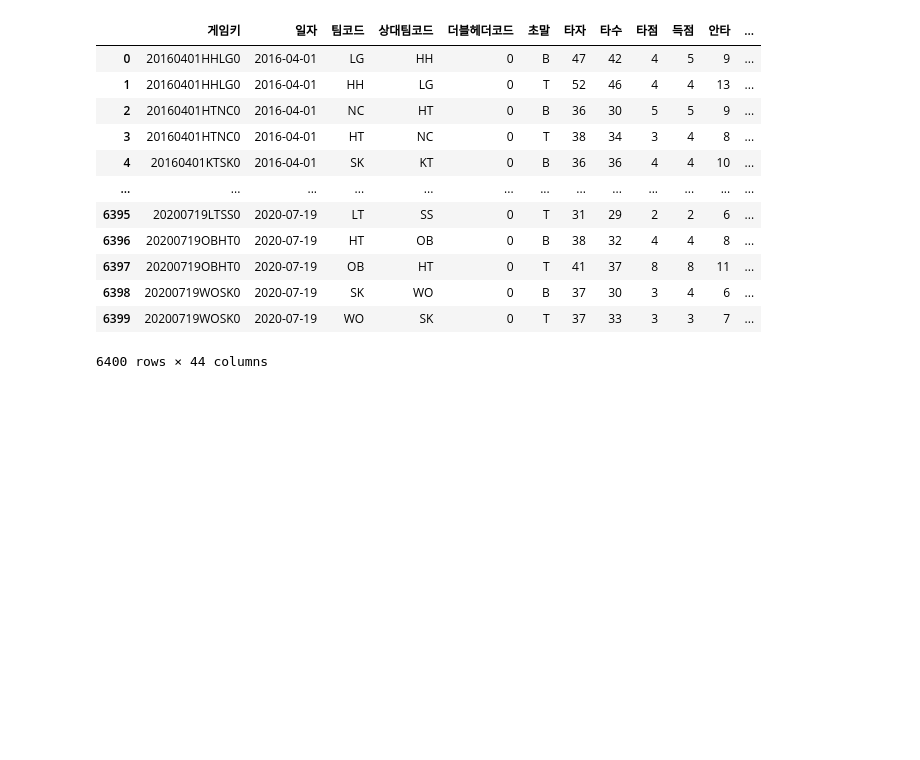
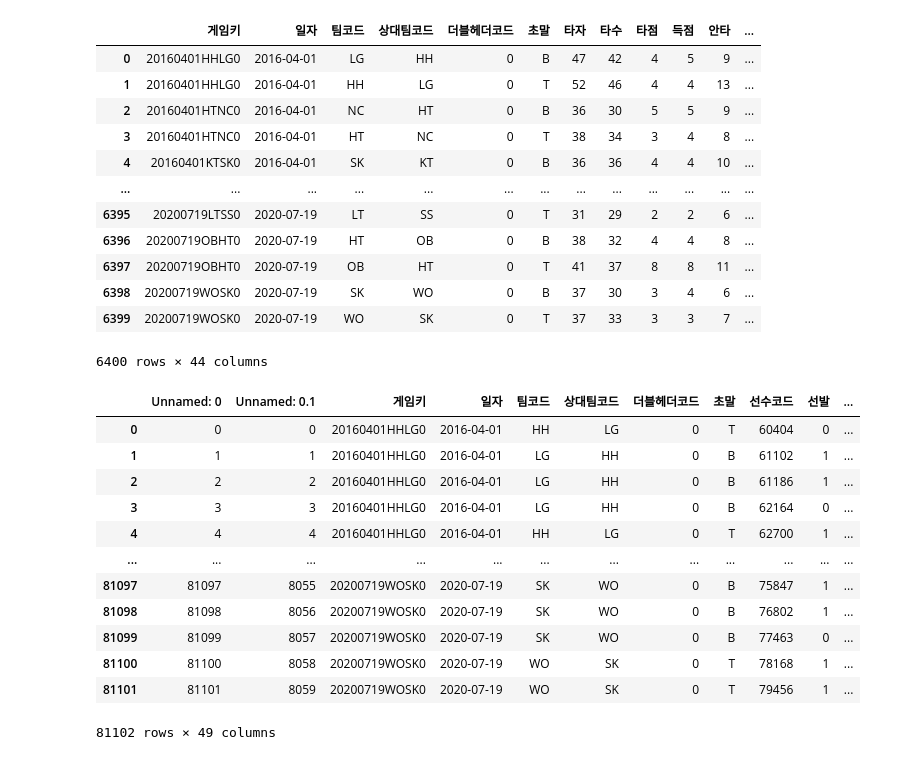
Before and after one commit to seonghunYang/big_contest2020, a Jupyter notebook: EDA6_타자_세이버_매트릭스2.ipynb, the cells around one changed output. Drawn from its saved outputs; the diff is of its cells as text; code cells hidden in the pictures; blank space fills up the shorter version.

Commit message:
개인타자 세이버매트리스 생성

```diff
--- a/EDA6_타자_세이버_매트릭스2.ipynb
+++ b/EDA6_타자_세이버_매트릭스2.ipynb
@@ -185,0 +189,17 @@ team_hitter
+# %%
+hitter = pd.read_csv('./gdrive/My Drive/빅콘테스트2020/EDA결과/EDA3-개인타자_세이버 매트릭스_합본.csv' , encoding='utf-8-sig')
+# %%
+hitter['일자'] = pd.to_datetime(hitter['일자'],format='%Y-%m-%d', errors='raise')
+hitter['시즌'] = hitter['일자'].dt.year
+# %%
+c_dic = {2020: [0.730, 0.759,	0.938, 1.284,	1.595,	1.959],
+         2019: [0.721,	0.752,	0.945,	1.317,	1.653,	2.074],
+         2018: [0.726,	0.753,	0.920,	1.242,	1.533,	1.857],
+         2017: [0.728,	0.756,	0.927,	1.259,	1.558,	1.901],
+         2016: [0.747,	0.774,	0.944,	1.273,	1.569,	1.898]}
+
+c_dic2 = {2020: [0.345,	1.153, 4328, 56881],
+         2019: [0.335,	1.242, 6548, 55612],
+         2018: [0.351,	1.075, 7994, 56903],
+         2017: [0.351,	1.107, 7682, 56881],
+         2016: [0.362,	1.097, 8074, 57614]}
@@ -185,0 +260,6 @@ team_hitter
+# %%
+hitter = hitter.apply(createwOBA, axis=1)
+hitter = hitter.apply(createwRAA, axis=1)
+hitter = hitter.apply(createwRC, axis=1)
+hitter = hitter.apply(createHR, axis=1)
+hitter['GPA'] = (1.8 * hitter['출루율'] + hitter['장타력']) / 4
@@ -185,0 +268,16 @@ team_hitter
+# %%
+hitter
+# %% [output]
+|  | Unnamed: 0 | Unnamed: 0.1 | 게임키 | 일자 | 팀코드 | 상대팀코드 | 더블헤더코드 | 초말 | 선수코드 | 선발 | ... |
+| 0 | 0 | 0 | 20160401HHLG0 | 2016-04-01 | HH | LG | 0 | T | 60404 | 0 | ... |
+| 1 | 1 | 1 | 20160401HHLG0 | 2016-04-01 | LG | HH | 0 | B | 61102 | 1 | ... |
+| 2 | 2 | 2 | 20160401HHLG0 | 2016-04-01 | LG | HH | 0 | B | 61186 | 1 | ... |
+| 3 | 3 | 3 | 20160401HHLG0 | 2016-04-01 | LG | HH | 0 | B | 62164 | 0 | ... |
+| 4 | 4 | 4 | 20160401HHLG0 | 2016-04-01 | HH | LG | 0 | T | 62700 | 1 | ... |
+| ... | ... | ... | ... | ... | ... | ... | ... | ... | ... | ... | ... |
+| 81097 | 81097 | 8055 | 20200719WOSK0 | 2020-07-19 | SK | WO | 0 | B | 75847 | 1 | ... |
+| 81098 | 81098 | 8056 | 20200719WOSK0 | 2020-07-19 | SK | WO | 0 | B | 76802 | 1 | ... |
+| 81099 | 81099 | 8057 | 20200719WOSK0 | 2020-07-19 | SK | WO | 0 | B | 77463 | 0 | ... |
+| 81100 | 81100 | 8058 | 20200719WOSK0 | 2020-07-19 | WO | SK | 0 | T | 78168 | 1 | ... |
+| 81101 | 81101 | 8059 | 20200719WOSK0 | 2020-07-19 | WO | SK | 0 | T | 79456 | 1 | ... |
+81102 rows × 49 columns
```
Also changed, not shown: parts of 4 cells of this notebook.
